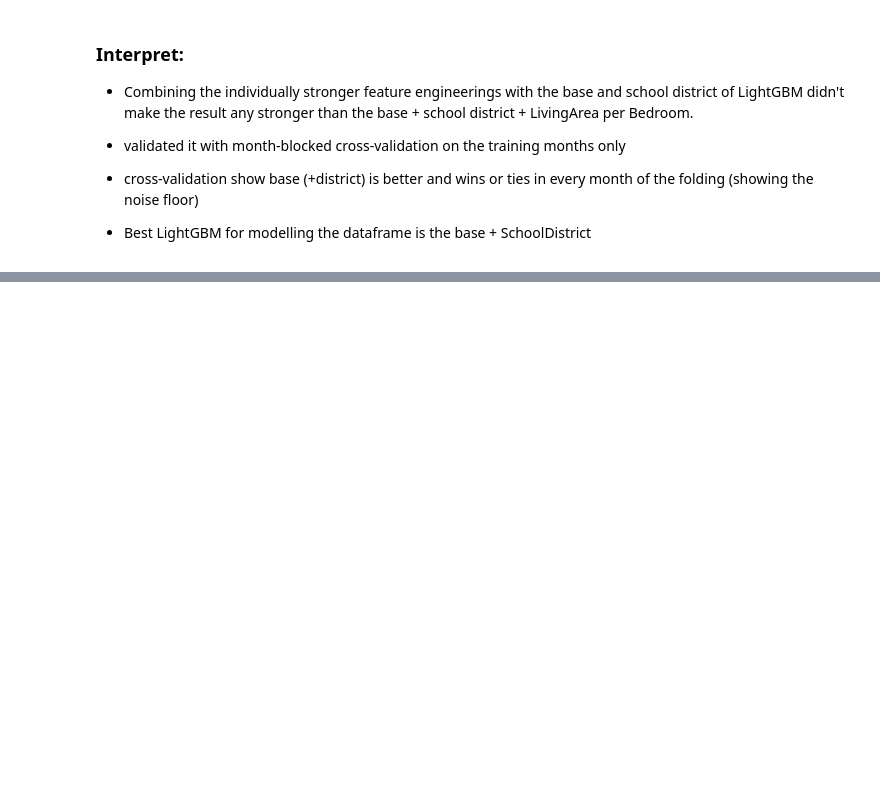
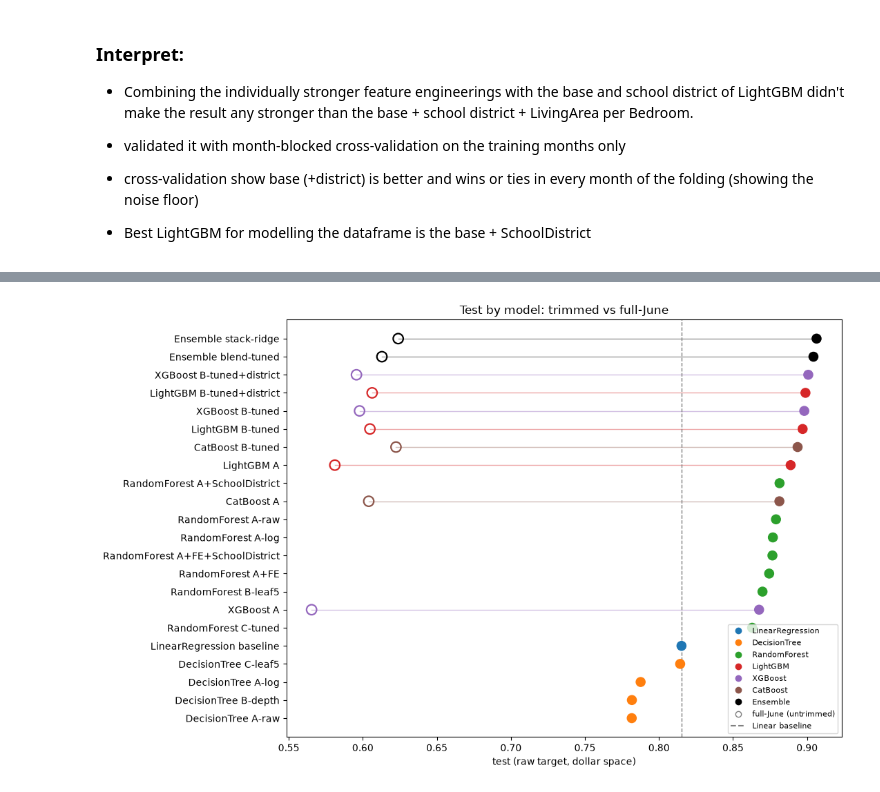
Before and after one commit to iviang/IDX-Exchange-DS-2026, a Jupyter notebook: Deliverables/Week 7/05_advanced_models.ipynb, the cells around one changed output, grey strips where cells are left out. Saved outputs shown, nothing was run; the diff lists cells and outputs as text; code cells hidden in the pictures; blank space fills up the shorter version.

Commit message:
updated 05 results + markdowns

```diff
--- a/Deliverables/Week 7/05_advanced_models.ipynb
+++ b/Deliverables/Week 7/05_advanced_models.ipynb
@@ -968,0 +947,19 @@ plt.tight_layout(); plt.show()
+# %%
+# Ridge stack with may validation predictions
+
+stack_val = np.column_stack([val_preds["LightGBM"], val_preds["XGBoost"], val_preds["CatBoost"]])
+meta = Ridge(alpha=1.0).fit(stack_val, y_val)
+print(f"meta coefs (lgb, xgb, cat): {meta.coef_.round(3)} | intercept {meta.intercept_:,.0f}")
+
+stack_test = np.column_stack([test_preds["LightGBM"], test_preds["XGBoost"], test_preds["CatBoost"]])
+stack_full = np.column_stack([full_preds["LightGBM"], full_preds["XGBoost"], full_preds["CatBoost"]])
+
+stack_trim = r2_score(y_test, meta.predict(stack_test))
+stack_untrim = r2_score(test_df_full[TARGET], meta.predict(stack_full))
+print(f"Stack (Ridge): trimmed {stack_trim:.4f} | full-June {stack_untrim:.4f}")
+
+stack_train = meta.predict(np.column_stack([gb_bd["model"].predict(train_df[feature_d]),
+                                            xgb_bd["model"].predict(train_df[feature_d]),
+                                            cat_b.predict(Xtr_cb)]))
+log_result("Ensemble", "stack-ridge", r2_score(y_train, stack_train), stack_trim,
+           f"Ridge meta on May val preds, +district base, coefs={meta.coef_.round(3)}", week=WEEK, n_features=len(feature_d))
@@ -969,3 +1030,40 @@ plt.tight_layout(); plt.show()
+# %%
+# Visualize the results across ALL models now
+
+d = pd.read_csv(RESULTS)
+d["key"] = d["model"] + "|" + d["version"]
+d = d.sort_values("test_r2").reset_index(drop=True)
+
+fam_color = {"LinearRegression": "tab:blue", "DecisionTree": "tab:orange",
+             "RandomForest": "tab:green", "LightGBM": "tab:red", "XGBoost": "tab:purple",
+             "CatBoost": "tab:brown", "Ensemble": "black"}
+colors = d["model"].map(fam_color).fillna("gray")
+
+fig, ax = plt.subplots(figsize=(11, 7))
+y = range(len(d))
+ax.scatter(d["test_r2"], y, c=colors, s=90, zorder=3)
+
+# overlay full-June where known
+for yi, k in zip(y, d["key"]):
+    if k in full_june:
+        ax.scatter(full_june[k], yi, facecolors="none", edgecolors=colors.iloc[yi],
+                   s=110, linewidths=1.6, zorder=3)
+        ax.plot([full_june[k], d["test_r2"].iloc[yi]], [yi, yi],
+                color=colors.iloc[yi], lw=1, alpha=0.4, zorder=2)
+
+ax.axvline(0.8152, ls="--", color="gray", lw=1)
+ax.set_yticks(list(y))
+ax.set_yticklabels([f'{m} {v}' for m, v in zip(d["model"], d["version"])])
+ax.set_xlabel("test (raw target, dollar space)")
+ax.set_title(f"Test by model: trimmed vs full-June")
+
+handles = [plt.Line2D([0],[0], marker='o', ls='', color=c, label=f) for f,c in fam_color.items() if f in set(d["model"])]
+handles.append(plt.Line2D([0],[0], marker='o', ls='', mfc='none', mec='gray', label='full-June (untrimmed)'))
+handles.append(plt.Line2D([0],[0], ls='--', color='gray', label='Linear baseline'))
+ax.legend(handles=handles, loc="lower right", fontsize=8)
+plt.tight_layout(); plt.show()
+# %% [output]
+[figure, new version]
 # %% [markdown]
 ## Final Model Summary
 
```
Also changed, not shown: parts of 20 cells of this notebook, 1 other file.
